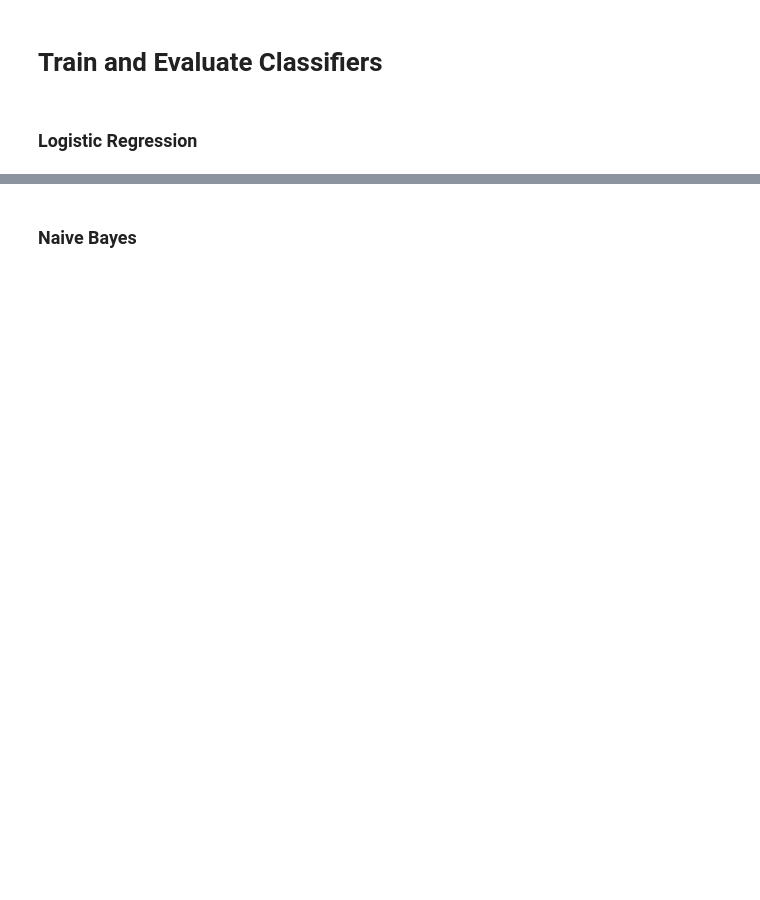
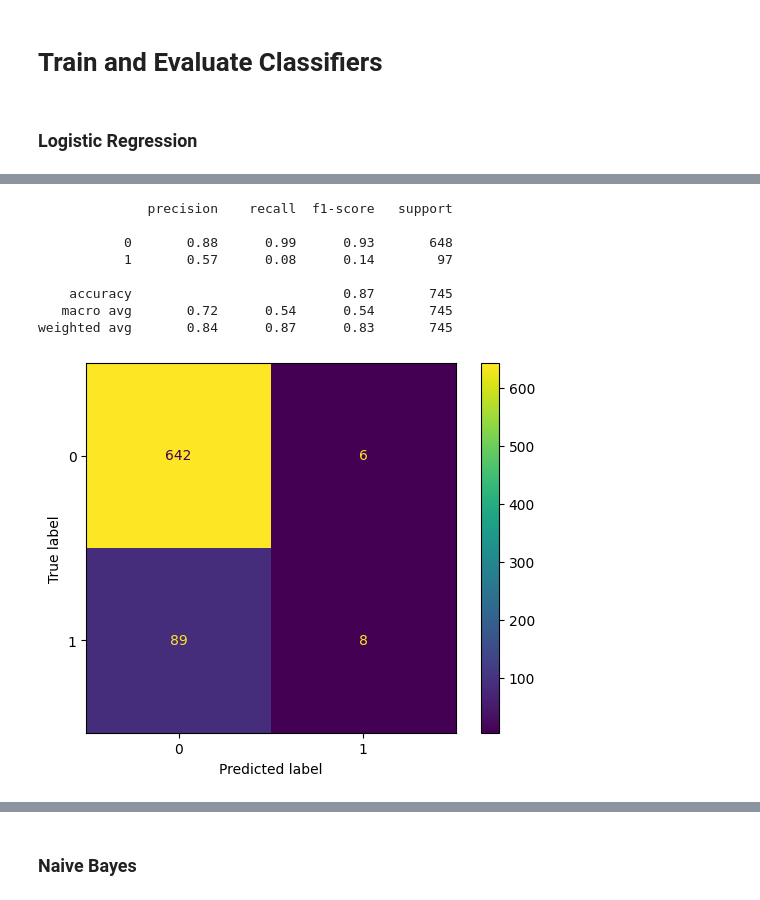
Before and after one commit to Sandaru04/-breast-cancer-mortality-and-survival-prediction, a Jupyter notebook: w2083049_Final_NoteBook_2.ipynb, the cells around one changed output, grey strips where cells are left out. Saved outputs shown, nothing was run; the diff lists cells and outputs as text; code cells hidden in the pictures; blank space fills up the shorter version.

```diff
--- a/w2083049_Final_NoteBook_2.ipynb
+++ b/w2083049_Final_NoteBook_2.ipynb
@@ -175,4 +139,5 @@ Model Evaluation Function
 # Logistic Regression
 from sklearn.linear_model import LogisticRegression
 lr = LogisticRegression()
-evaluate_model("Logistic Regression", lr, X_train_pca, y_train, X_test_pca, y_test)
+lr.fit(X_train_pca, y_train)
+pread =lr.predict(X_test_pca)
@@ -210,0 +162,23 @@ print(pread)
+# %%
+# To plot the confusion matrix
+from sklearn.metrics import confusion_matrix
+from sklearn.metrics import ConfusionMatrixDisplay
+# Construct the confusion matrix cm
+cm = confusion_matrix(y_test, pread, labels=lr.classes_)
+# Create a display to plot the confusion matrix
+disp = ConfusionMatrixDisplay(cm,display_labels=lr.classes_)
+disp.plot()
+
+#The classification metrics report
+from sklearn.metrics import classification_report
+print(classification_report(y_test,pread))
+# %% [output]
+              precision    recall  f1-score   support
+
+           0       0.88      0.99      0.93       648
+           1       0.57      0.08      0.14        97
+
+    accuracy                           0.87       745
+   macro avg       0.72      0.54      0.54       745
+weighted avg       0.84      0.87      0.83       745
+[figure, added]
```
Also changed, not shown: parts of 25 cells of this notebook.
